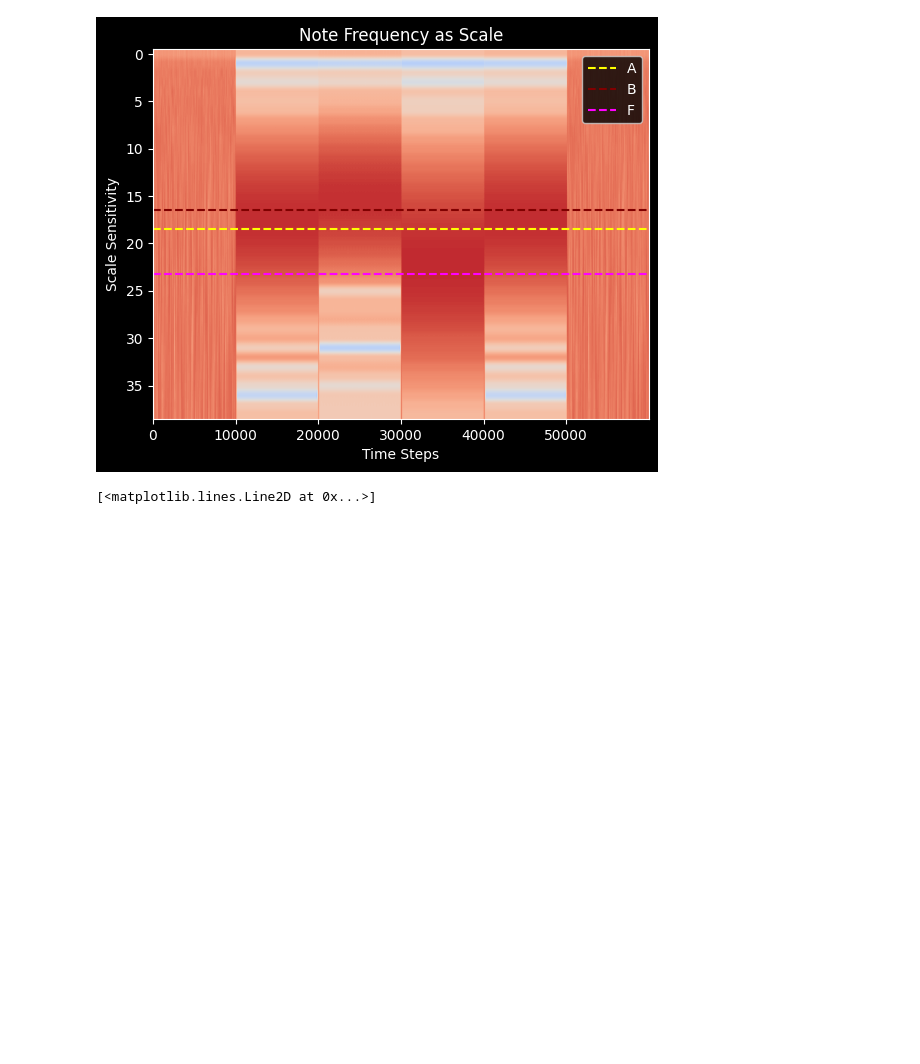
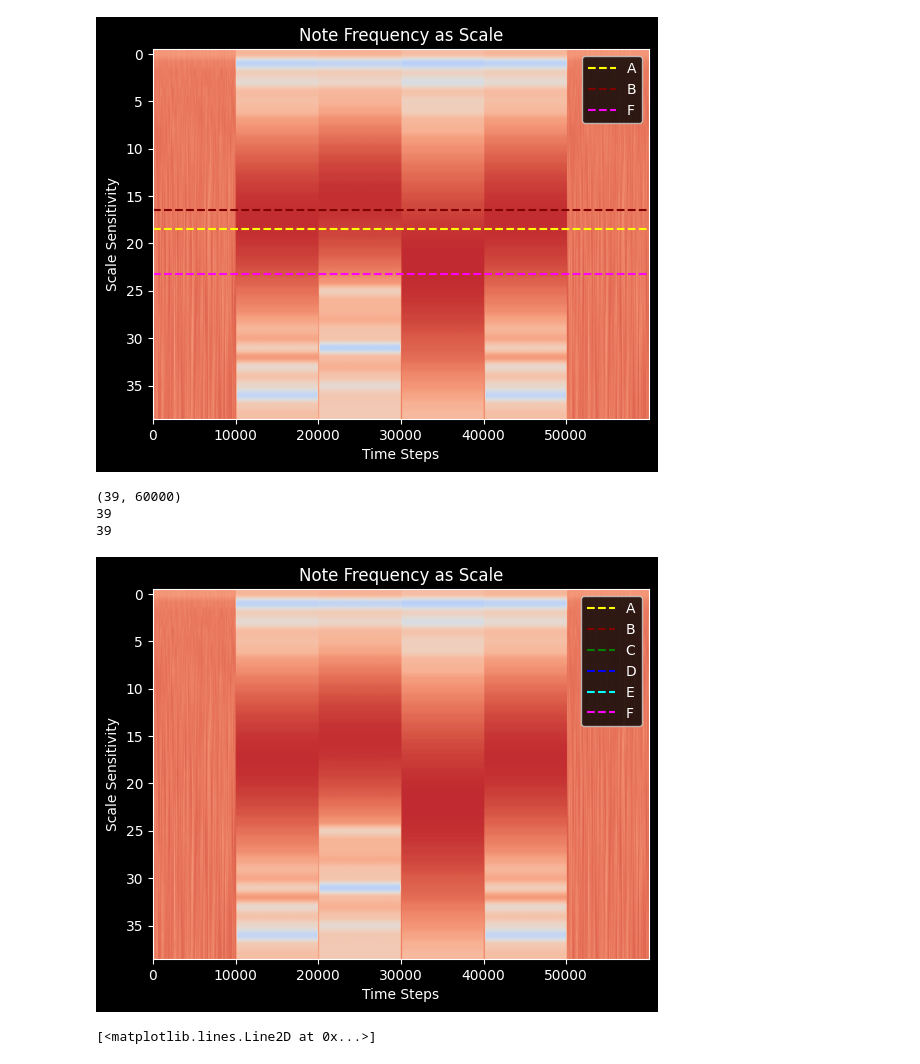
Before and after one commit to cyschneck/wavelet-tutorial, a Jupyter notebook: wavelet_spy.ipynb, the cells around one changed output. Drawn from its saved outputs; the diff is of its cells as text; code cells hidden in the pictures; blank space fills up the shorter version.

Commit message:
setup matching scales for similar output

```diff
--- a/wavelet_spy.ipynb
+++ b/wavelet_spy.ipynb
@@ -151,6 +153,35 @@ plt.savefig("expected.png")
 plt.show()
 # %% [output]
 [figure]
+# %%
+# to convert HZ frequency to a scale = hz *.0001 (where 0.01  # 100 Hz sampling) then frequency2scale
+# note frequency in hz
+plt.axhline(y=440, color='yellow', linestyle='--', label='A')
+plt.axhline(y=494, color="maroon", linestyle='--', label='B')
+plt.axhline(y=261, color='green', linestyle='--', label='C')
+plt.axhline(y=293, color='blue', linestyle='--', label='D')
+plt.axhline(y=330, color='cyan', linestyle='--', label='E')
+plt.axhline(y=350, color='fuchsia', linestyle='--', label='F')
+
+plt.style.use('dark_background')
+power = np.log2(np.square(abs(wavelet_coeffs))) # compare the magntiude
+print(power.shape)
+print(len(power[:,0]))
+print(len(power[:,1]))
+
+plt.title("Note Frequency as Scale")
+plt.xlabel("Time Steps")
+plt.ylabel("Scale Sensitivity")
+plt.imshow(power,
+           vmax=(power).max(), vmin=(power).min(),
+           cmap="coolwarm", aspect="auto")
+plt.legend()
+plt.show()
+# %% [output]
+(39, 60000)
+39
+39
+[figure, added]
 # %%
 # Useful to determine the right range of scales
 plt.style.use('dark_background')
```
Also changed, not shown: parts of 1 cell of this notebook, 3 other files.
